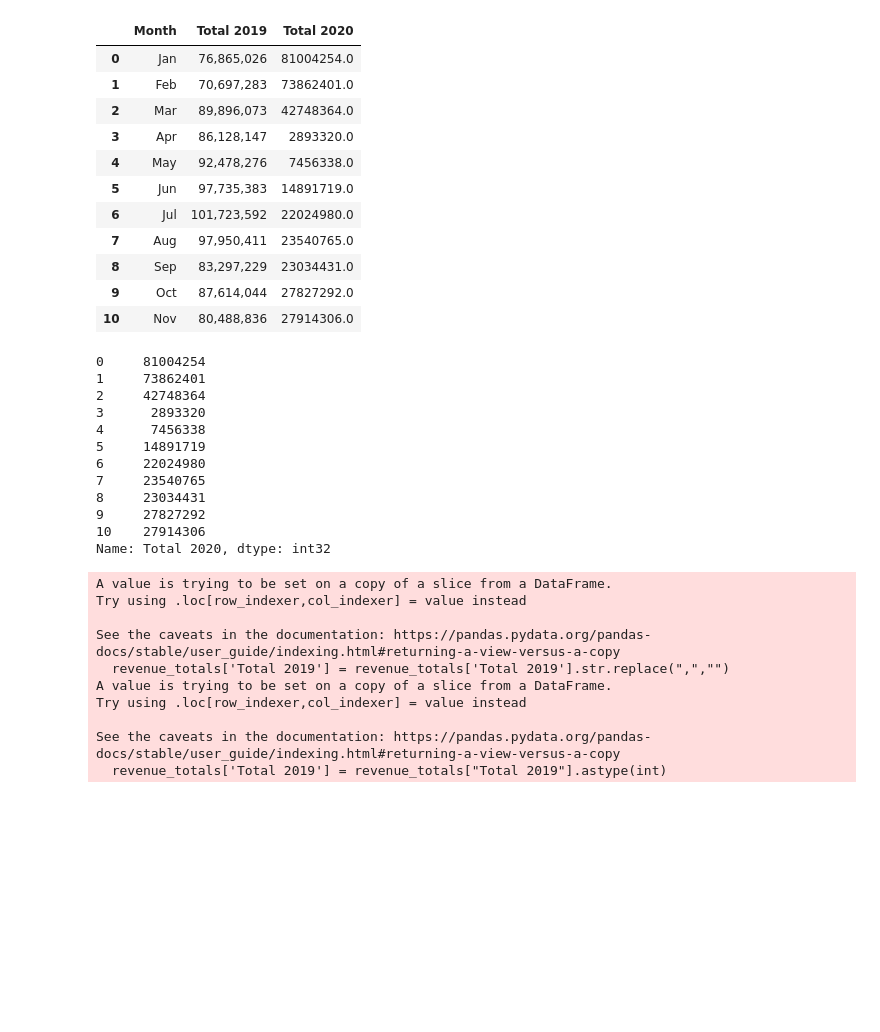
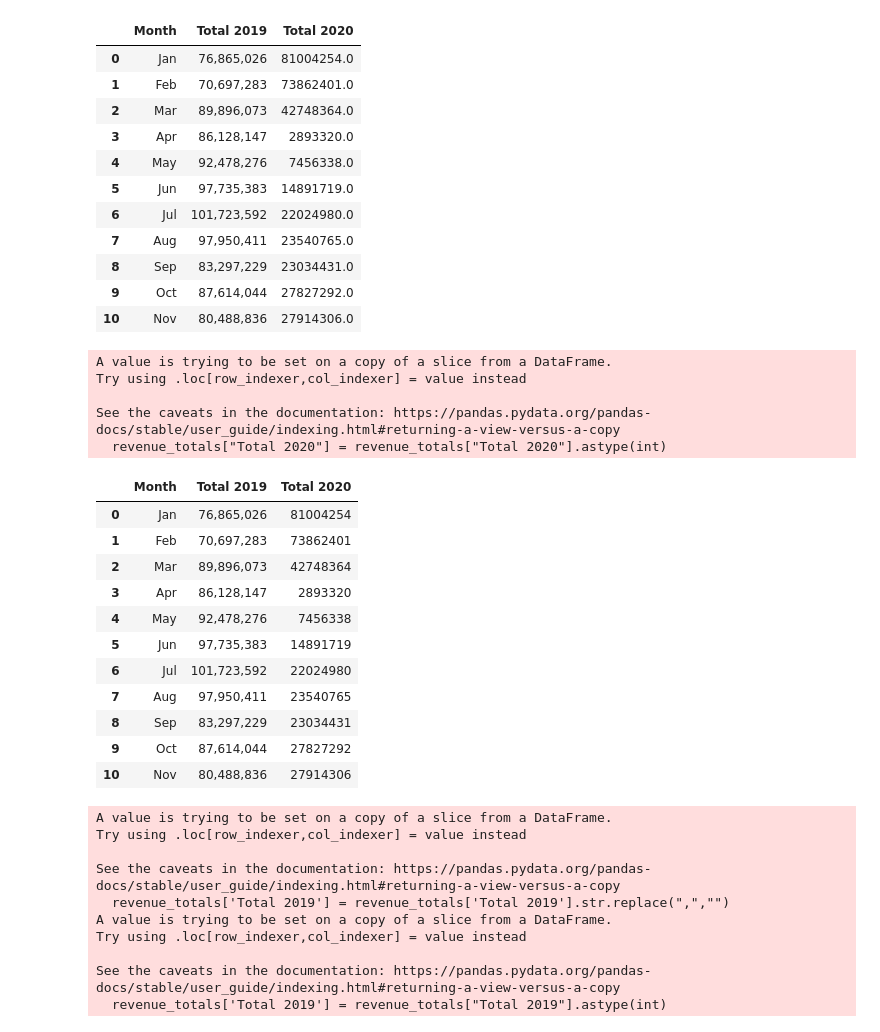
Before and after one commit to paulpreetam/Project1, a Jupyter notebook: Question 3-Revenue Passenger Miles.ipynb, the cells around one changed output. Cells and saved outputs as stored; diff of their text form; code cells hidden in the pictures; blank space fills up the shorter version.

```diff
--- a/Question 3-Revenue Passenger Miles.ipynb
+++ b/Question 3-Revenue Passenger Miles.ipynb
@@ -72,20 +79,26 @@ revenue_totals
 | 9 | Oct | 87,614,044 | 27827292.0 |
 | 10 | Nov | 80,488,836 | 27914306.0 |
 # %%
-revenu_totals= revenue_totals["Total 2020"].astype(int)
+revenue_totals["Total 2020"] = revenue_totals["Total 2020"].astype(int)
+revenue_totals
 # %% [output]
-0     81004254
-1     73862401
-2     42748364
-3      2893320
-4      7456338
-5     14891719
-6     22024980
-7     23540765
-8     23034431
-9     27827292
-10    27914306
-Name: Total 2020, dtype: int32
+A value is trying to be set on a copy of a slice from a DataFrame.
+Try using .loc[row_indexer,col_indexer] = value instead
+
+See the caveats in the documentation: https://pandas.pydata.org/pandas-docs/stable/user_guide/indexing.html#returning-a-view-versus-a-copy
+  revenue_totals["Total 2020"] = revenue_totals["Total 2020"].astype(int)
+|  | Month | Total 2019 | Total 2020 |
+| 0 | Jan | 76,865,026 | 81004254 |
+| 1 | Feb | 70,697,283 | 73862401 |
+| 2 | Mar | 89,896,073 | 42748364 |
+| 3 | Apr | 86,128,147 | 2893320 |
+| 4 | May | 92,478,276 | 7456338 |
+| 5 | Jun | 97,735,383 | 14891719 |
+| 6 | Jul | 101,723,592 | 22024980 |
+| 7 | Aug | 97,950,411 | 23540765 |
+| 8 | Sep | 83,297,229 | 23034431 |
+| 9 | Oct | 87,614,044 | 27827292 |
+| 10 | Nov | 80,488,836 | 27914306 |
 # %%
 revenue_totals['Total 2019'] = revenue_totals['Total 2019'].str.replace(",","")
 revenue_totals['Total 2019'] = revenue_totals["Total 2019"].astype(int)
```
Also changed, not shown: parts of 16 cells of this notebook.
